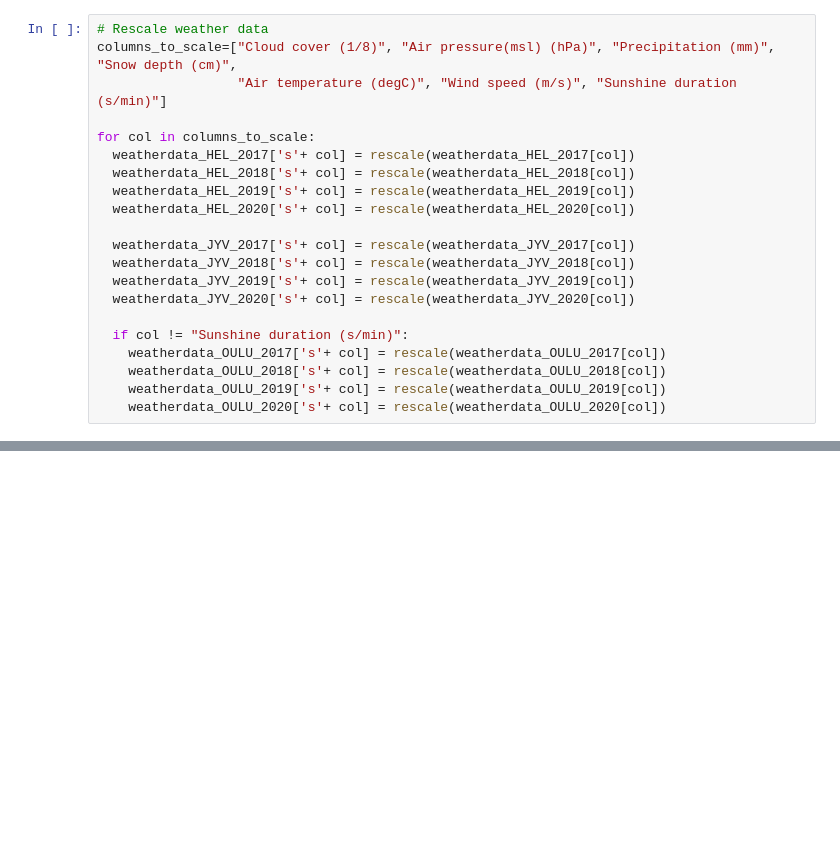
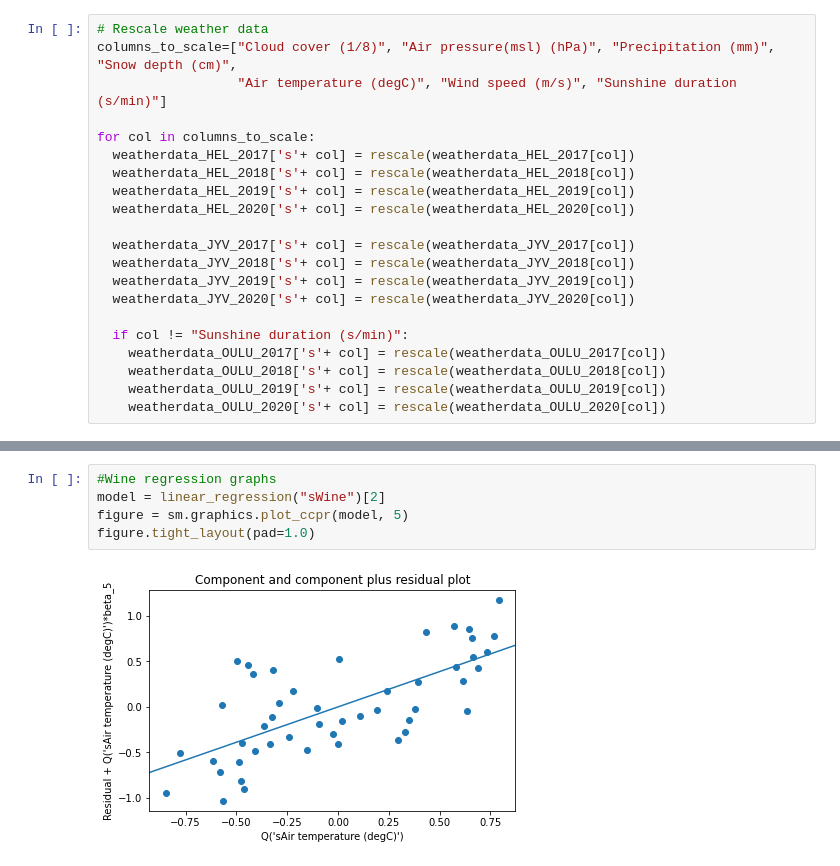
Before and after one commit to DataScience-MiniProjects/IDS-MiniProject, a Jupyter notebook: project-notebook.ipynb, the cells around one changed output, grey strips where cells are left out. Cells and saved outputs as stored; diff of their text form; blank space fills up the shorter version.

```diff
--- a/project-notebook.ipynb
+++ b/project-notebook.ipynb
@@ -496,6 +522,13 @@ Covariance Type:            nonrobust
 Notes:
 [1] Standard Errors assume that the covariance matrix of the errors is correctly specified.
 ------------------------------------------
+# %%
+#Wine regression graphs
+model = linear_regression("sWine")[2]
+figure = sm.graphics.plot_ccpr(model, 5)
+figure.tight_layout(pad=1.0)
+# %% [output]
+[figure, added]
 # %%
 print("Linear regression for strong wine consumption:")
 print(linear_regression("sStrong Wine")[0])
```
Also changed, not shown: parts of 12 cells of this notebook.
